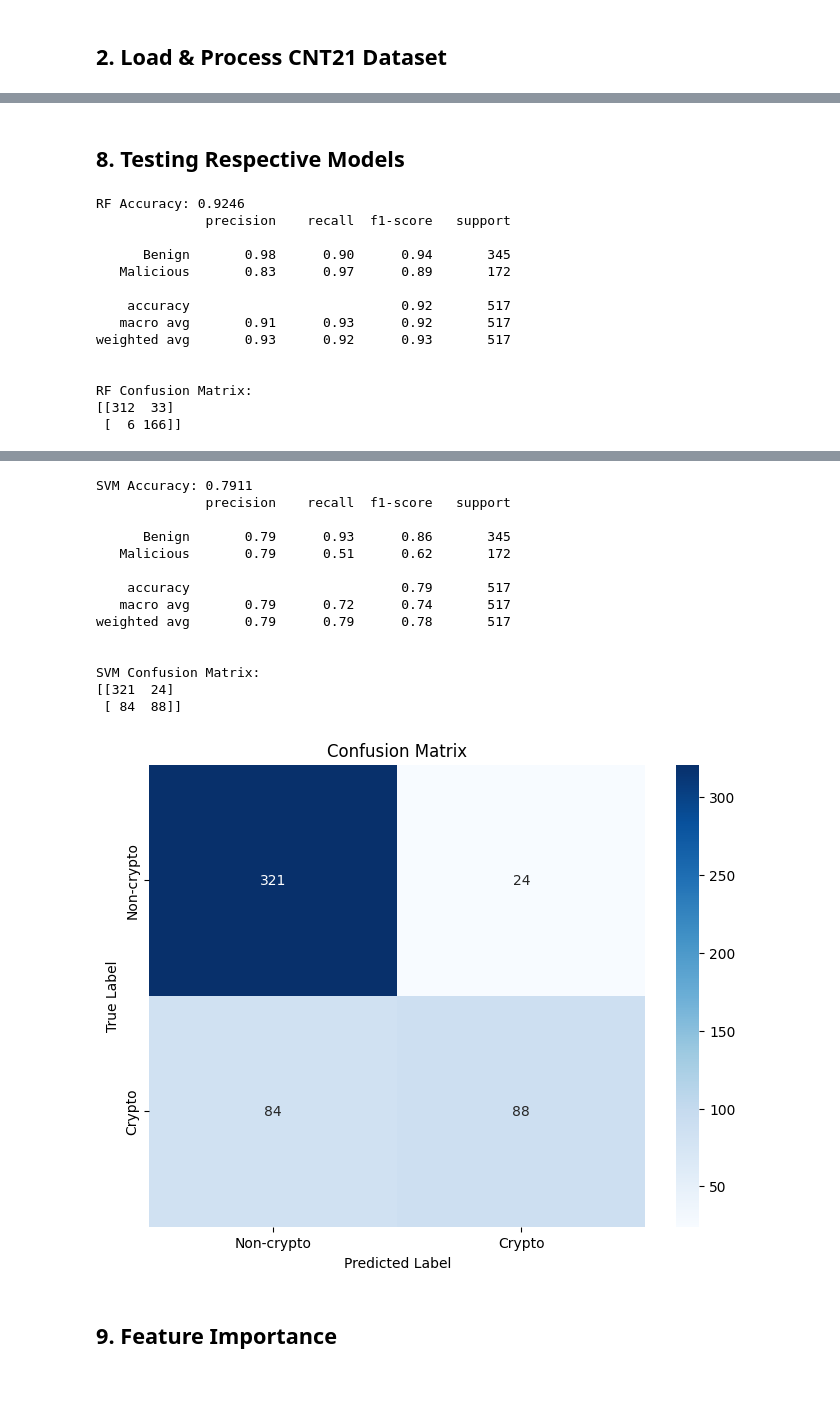
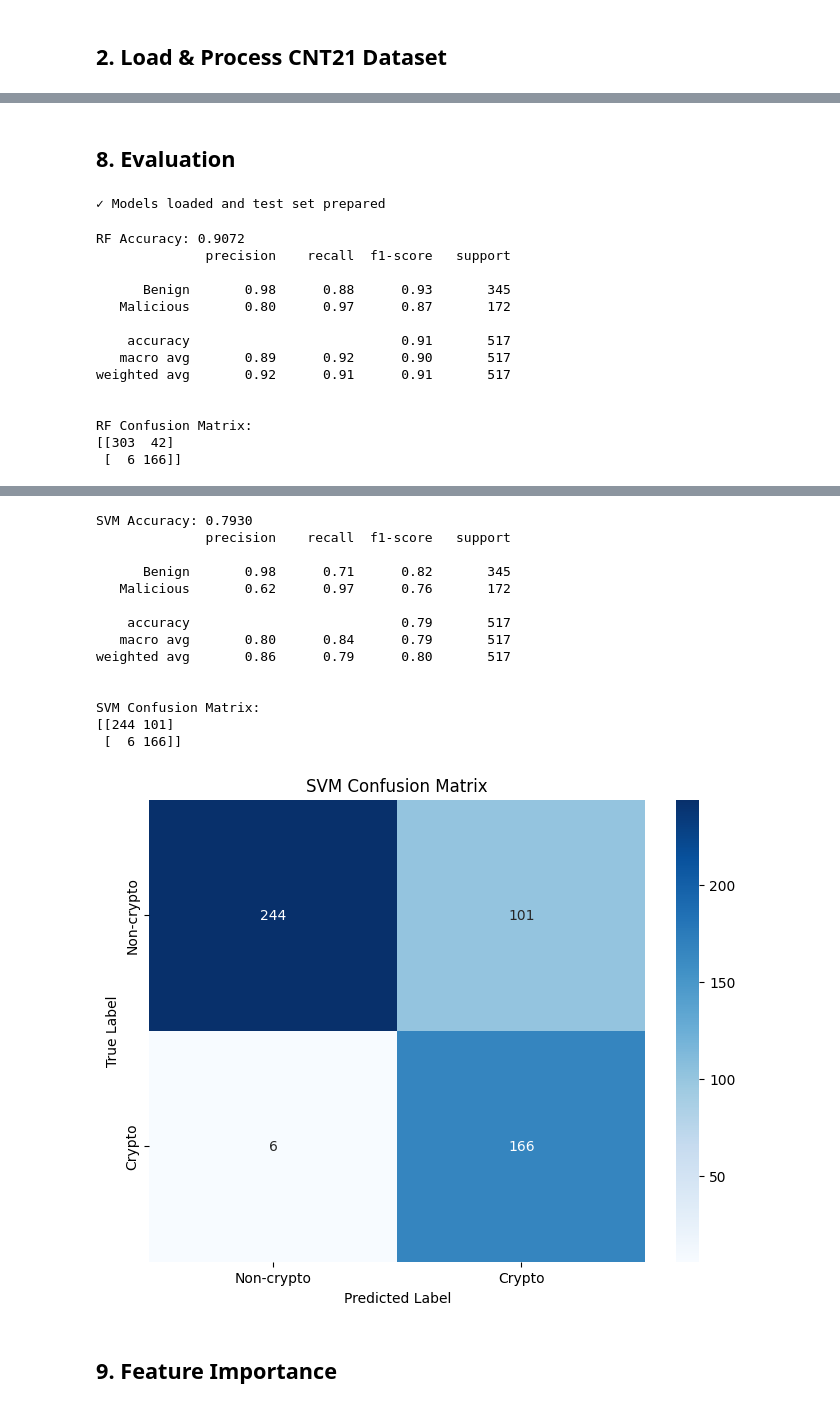
Before and after one commit to johnsony0/Astra, a Jupyter notebook: pipeline.ipynb, the cells around one changed output, grey strips where cells are left out. Cells and saved outputs as stored; diff of their text form; code cells hidden in the pictures.

```diff
--- a/pipeline.ipynb
+++ b/pipeline.ipynb
@@ -278,6 +118,41 @@ SVM
 # %% [markdown]
-## 8. Testing Respective Models
+## 8. Evaluation
+# %%
+# Models are already trained and saved by train_models()
+# Load them for evaluation and visualization
+scaler = joblib.load('models/scaler_v1.joblib')
+rf = joblib.load('models/rf_v1.joblib')
+svm = joblib.load('models/svm_v1.joblib')
+
+# Load data and prepare test set for evaluation
+df = pd.read_csv('dataset/cn21_augmented.csv')
+feature_cols = ['duration', 'total_packets', 'total_bytes', 'avg_packet_size',
+                'std_packet_size', 'avg_iat', 'std_iat', 'cv_iat', 'burst_ratio',
+                'small_packet_ratio', 'large_packet_ratio', 'packet_rate', 'byte_rate']
+
+# Recreate the same train/test split used in training
+unique_sources = df['source_id'].unique()
+np.random.seed(42)
+np.random.shuffle(unique_sources)
+split_idx = int(len(unique_sources) * 0.8)
+train_sources = unique_sources[:split_idx]
+test_sources = unique_sources[split_idx:]
+
+train_mask = df['source_id'].isin(train_sources)
+test_mask = df['source_id'].isin(test_sources)
+
+X = df[feature_cols].fillna(0).replace([np.inf, -np.inf], [1e10, -1e10])
+y = df['label']
+
+X_test = X[test_mask]
+y_test = y[test_mask]
+X_test_scaled = scaler.transform(X_test)
+
+print("✓ Models loaded and test set prepared")
+# %% [output]
+✓ Models loaded and test set prepared
 # %%
+# Evaluate models
 y_pred_rf = rf.predict(X_test_scaled)
 print(f"RF Accuracy: {accuracy_score(y_test, y_pred_rf):.4f}")
 print(classification_report(y_test, y_pred_rf, target_names=['Benign', 'Malicious']))
@@ -297,34 +172,33 @@ plt.xlabel('Predicted Label')
 plt.show()
 
 y_pred_svm = svm.predict(X_test_scaled)
-print(f"SVM Accuracy: {accuracy_score(y_test, y_pred_svm):.4f}")
+print(f"\nSVM Accuracy: {accuracy_score(y_test, y_pred_svm):.4f}")
 print(classification_report(y_test, y_pred_svm, target_names=['Benign', 'Malicious']))
 
 cm_svm = confusion_matrix(y_test, y_pred_svm)
 print(f"\nSVM Confusion Matrix:")
 print(cm_svm)
 
-# Visualize confusion matrix
 plt.figure(figsize=(8, 6))
 sns.heatmap(cm_svm, annot=True, fmt='d', cmap='Blues',
             xticklabels=['Non-crypto', 'Crypto'],
             yticklabels=['Non-crypto', 'Crypto'])
-plt.title('Confusion Matrix')
+plt.title('SVM Confusion Matrix')
 plt.ylabel('True Label')
 plt.xlabel('Predicted Label')
 plt.show()
 # %% [output]
-RF Accuracy: 0.9246
+RF Accuracy: 0.9072
               precision    recall  f1-score   support
 
-      Benign       0.98      0.90      0.94       345
-   Malicious       0.83      0.97      0.89       172
+      Benign       0.98      0.88      0.93       345
+   Malicious       0.80      0.97      0.87       172
 
-    accuracy                           0.92       517
-   macro avg       0.91      0.93      0.92       517
-weighted avg       0.93      0.92      0.93       517
+    accuracy                           0.91       517
+   macro avg       0.89      0.92      0.90       517
+weighted avg       0.92      0.91      0.91       517
 
 
 RF Confusion Matrix:
-[[312  33]
+[[303  42]
  [  6 166]]
@@ -332,18 +206,18 @@ RF Confusion Matrix:
-SVM Accuracy: 0.7911
+SVM Accuracy: 0.7930
               precision    recall  f1-score   support
 
-      Benign       0.79      0.93      0.86       345
-   Malicious       0.79      0.51      0.62       172
+      Benign       0.98      0.71      0.82       345
+   Malicious       0.62      0.97      0.76       172
 
     accuracy                           0.79       517
-   macro avg       0.79      0.72      0.74       517
-weighted avg       0.79      0.79      0.78       517
+   macro avg       0.80      0.84      0.79       517
+weighted avg       0.86      0.79      0.80       517
 
 
 SVM Confusion Matrix:
-[[321  24]
- [ 84  88]]
+[[244 101]
+ [  6 166]]
-[figure, old version]
+[figure, new version]
 # %% [markdown]
 ## 9. Feature Importance
 # %%
```
Also changed, not shown: parts of 18 cells of this notebook, 4 other files.
